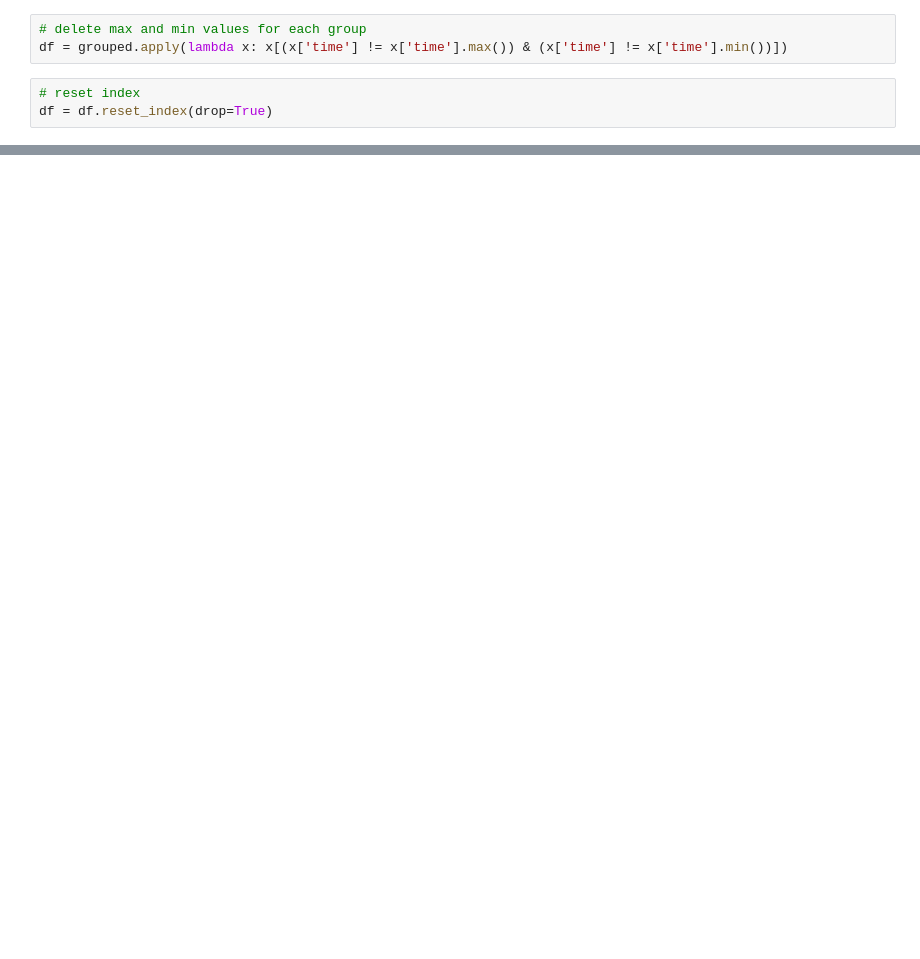
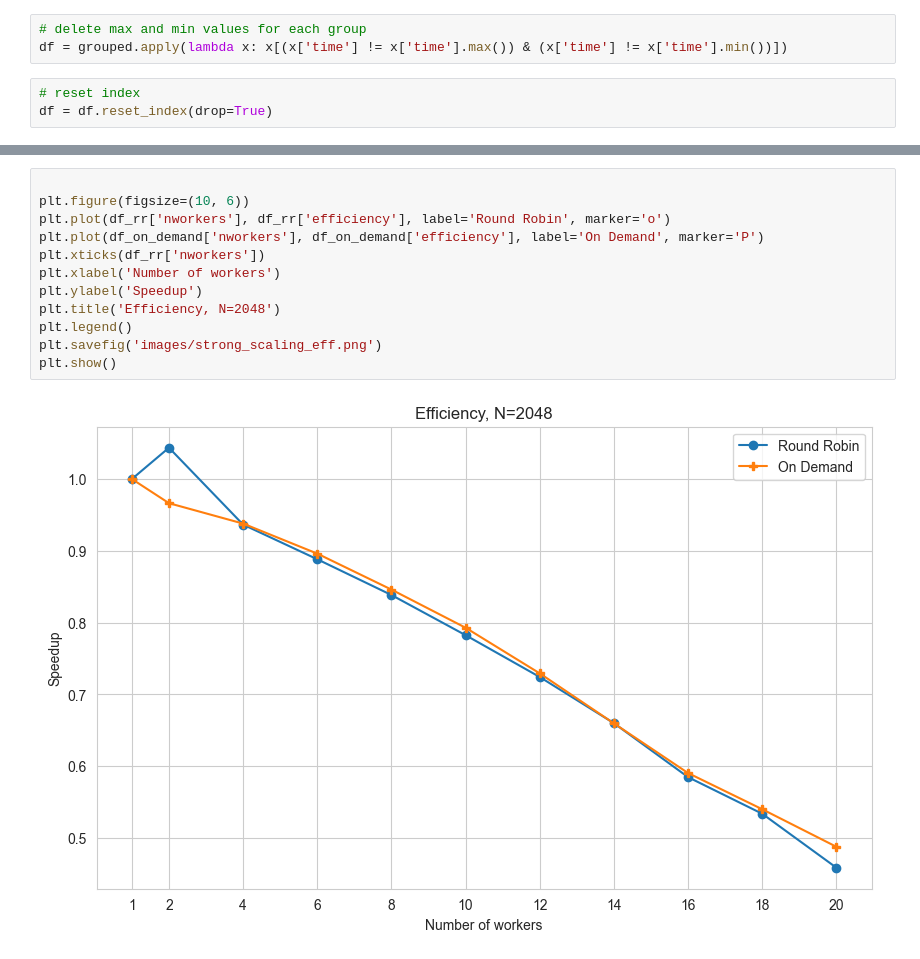
Before and after one commit to g-lago8/SPM-project, a Jupyter notebook: results/results.ipynb, the cells around one changed output, grey strips where cells are left out. Cells and saved outputs as stored; diff of their text form; blank space fills up the shorter version.

```diff
--- a/results/results.ipynb
+++ b/results/results.ipynb
@@ -77,0 +97,14 @@ plt.savefig('images/scalability.png')
+# %%
+
+plt.figure(figsize=(10, 6))
+plt.plot(df_rr['nworkers'], df_rr['efficiency'], label='Round Robin', marker='o')
+plt.plot(df_on_demand['nworkers'], df_on_demand['efficiency'], label='On Demand', marker='P')
+plt.xticks(df_rr['nworkers'])
+plt.xlabel('Number of workers')
+plt.ylabel('Speedup')
+plt.title('Efficiency, N=2048')
+plt.legend()
+plt.savefig('images/strong_scaling_eff.png')
+plt.show()
+# %% [output]
+[figure, added]
```
Also changed, not shown: parts of 10 cells of this notebook, 1 other file.
